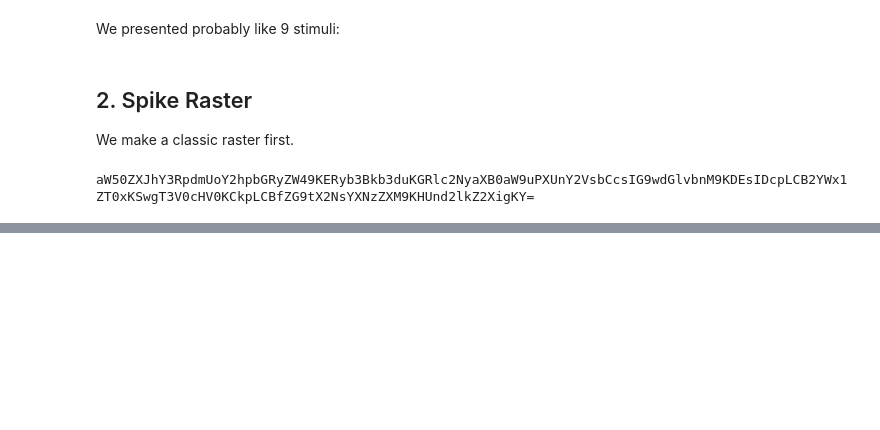
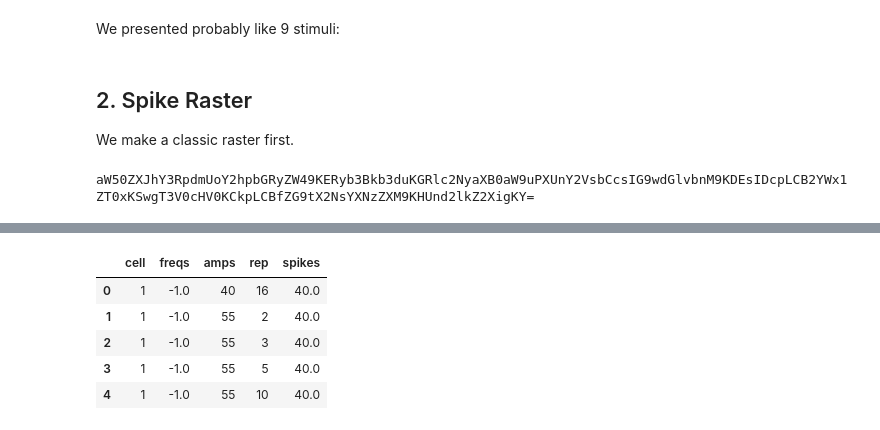
Before and after one commit to wehr-lab/bootcamp_2018, a Jupyter notebook: bootcamp_2018.ipynb, the cells around one changed output, grey strips where cells are left out. Cells and saved outputs as stored; diff of their text form; code cells hidden in the pictures; blank space fills up the shorter version.

```diff
--- a/bootcamp_2018.ipynb
+++ b/bootcamp_2018.ipynb
@@ -135,0 +187,18 @@ aW50ZXJhY3RpdmUoY2hpbGRyZW49KERyb3Bkb3duKGRlc2NyaXB0aW9uPXUnY2VsbCcsIG9wdGlvbnM9
+# %%
+# subtract
+df_tc['spikes'] = df_tc['spikes']-df_tc['baseline']
+# remove the other column
+df_tc.drop('baseline', axis=1,inplace=True)
+
+# divide by the duration to get mean spikes/s
+# (assuming durations uniform)
+df_tc['spikes'] = df_tc['spikes']/(df['dur'][0]/1000.)
+
+df_tc.head()
+# %% [output]
+|  | cell | freqs | amps | rep | spikes |
+| 0 | 1 | -1.0 | 40 | 16 | 40.0 |
+| 1 | 1 | -1.0 | 55 | 2 | 40.0 |
+| 2 | 1 | -1.0 | 55 | 3 | 40.0 |
+| 3 | 1 | -1.0 | 55 | 5 | 40.0 |
+| 4 | 1 | -1.0 | 55 | 10 | 40.0 |
```
Also changed, not shown: parts of 16 cells of this notebook, 2 other files.
